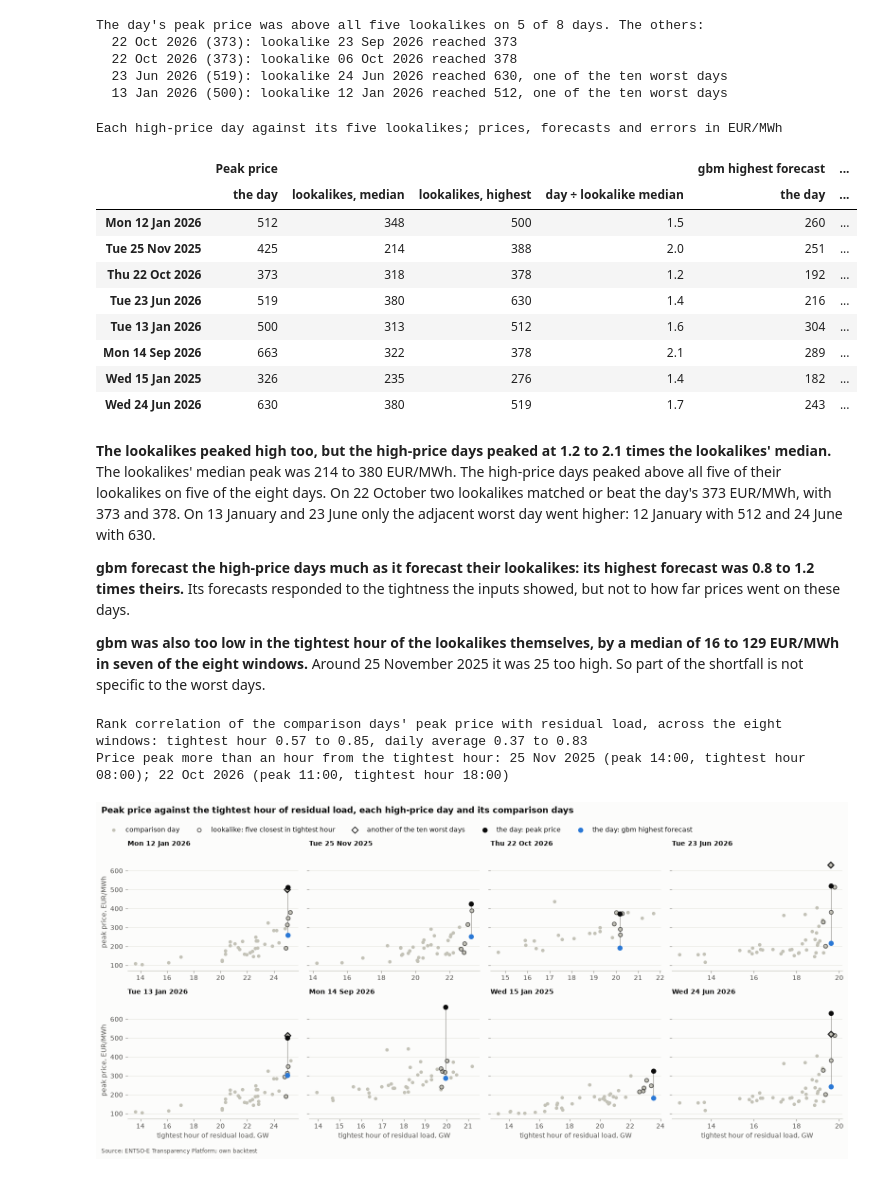
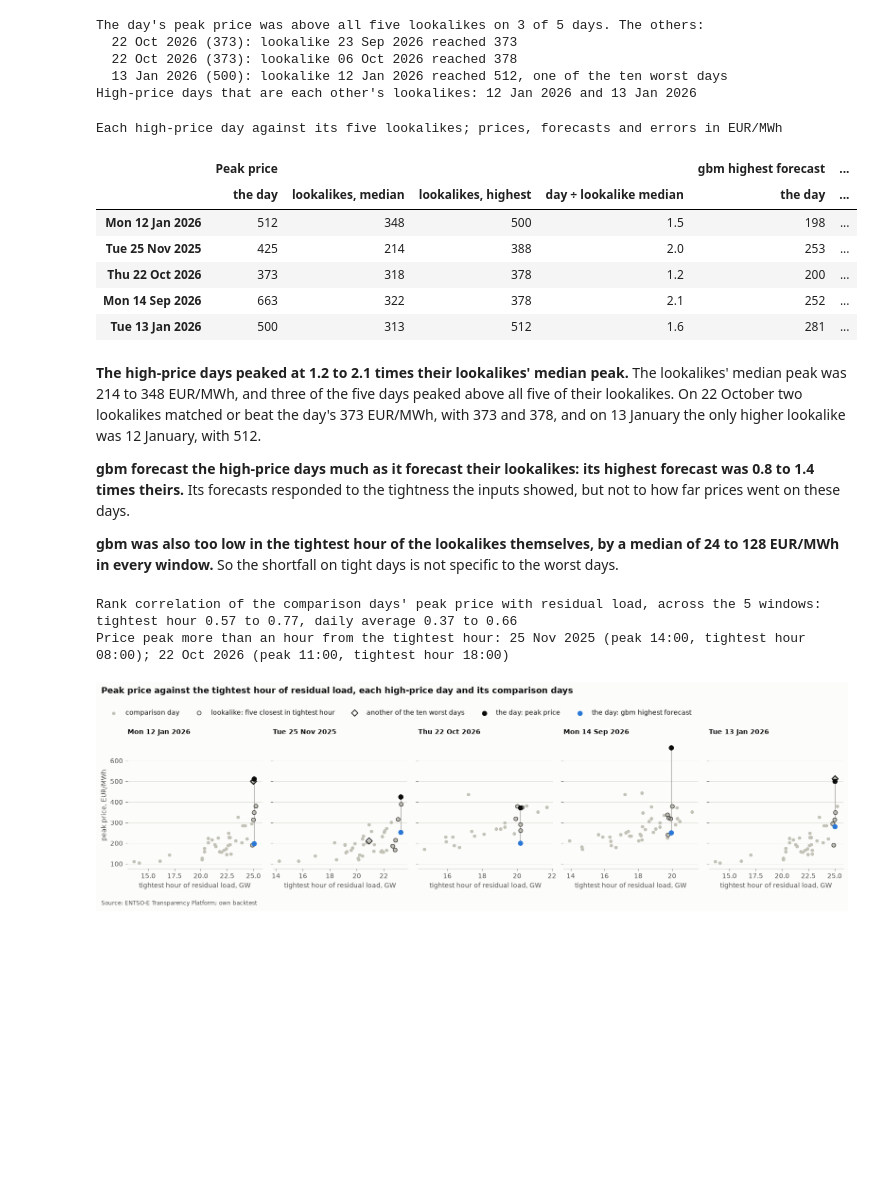
Before and after one commit to Tomek72/pl-dayahead, a Jupyter notebook: notebooks/02_post_mortem.ipynb, the cells around one changed output. Drawn from its saved outputs; the diff is of its cells as text; code cells hidden in the pictures; blank space fills up the shorter version.

```diff
--- a/notebooks/02_post_mortem.ipynb
+++ b/notebooks/02_post_mortem.ipynb
@@ -57,7 +70,7 @@ predictions = con.sql('SELECT model, ts_utc, prediction, actual FROM predictions
 staged = con.sql('SELECT ts_utc, load_fcst, wind_fcst, solar_fcst, residual_load_fcst FROM hourly').df()
 con.close()
 
-MODELS = ['gbm', 'linear', 'naive_weekly']
+MODELS = ['gbm', 'linear', 'naive_weekly', 'gbm_papers']  # gbm_papers: the papers' setup, for comparison only
 
 # One row per hour, one forecast column per model, plus the actual price.
 wide = predictions.pivot_table(index='ts_utc', columns='model', values='prediction', aggfunc='first')[MODELS]
@@ -76,6 +89,6 @@ for m in MODELS:
 
 print(f"{len(wide):,} hours on {wide['day'].nunique():,} delivery days, "
       f"{wide['day'].min():%Y-%m-%d} to {wide['day'].max():%Y-%m-%d}")
-print('MAE, EUR/MWh (must match evaluate.py):', {m: round(wide[f'abs_{m}'].mean(), 2) for m in MODELS})
+print('MAE, EUR/MWh (must match evaluate.py): ' + ', '.join(f"{m} {wide[f'abs_{m}'].mean():.2f}" for m in MODELS))
 # %% [output]
 24,671 hours on 1,028 delivery days, 2024-01-01 to 2026-10-24
@@ -89,7 +102,7 @@ An MAE of about 17 EUR/MWh doesn’t tell us how the error is distributed across
 # day's average inputs. The worst days are picked from this table.
 daily = wide.groupby('day').agg(
     mae_gbm=('abs_gbm', 'mean'), mae_linear=('abs_linear', 'mean'), mae_naive=('abs_naive_weekly', 'mean'),
-    bias_gbm=('err_gbm', 'mean'),
+    mae_papers=('abs_gbm_papers', 'mean'), bias_gbm=('err_gbm', 'mean'),
     actual_mean=('actual', 'mean'), actual_min=('actual', 'min'), actual_max=('actual', 'max'),
     gbm_min=('gbm', 'min'), gbm_max=('gbm', 'max'),
     wind_gw=('wind_fcst', 'mean'), solar_gw=('solar_fcst', 'mean'), load_gw=('load_fcst', 'mean'),
@@ -115,6 +128,9 @@ spread = pd.DataFrame(
      'Linear model': daily['mae_linear'].quantile(levels).to_numpy()},
     index=['Typical day (median)', '1 day in 10 is worse than', '1 day in 100 is worse than', 'Worst day'],
 )
-print(f"The worst 1% of days, studied from question 3 on: {N_WORST} days, with gbm's MAE from {worst['mae_gbm'].min():.1f} EUR/MWh up")
+median_day = daily['mae_gbm'].median()
+print(f"The worst 1% of days, studied from question 3 on: {N_WORST} days, with gbm's MAE from "
+      f"{worst['mae_gbm'].min():.1f} to {worst['mae_gbm'].max():.1f} EUR/MWh, {worst['mae_gbm'].min() / median_day:.1f} "
+      f"to {worst['mae_gbm'].max() / median_day:.1f} times the median day's {median_day:.1f}")
 spread.style.format('{:.1f}').set_caption(f'Daily forecast error (MAE, EUR/MWh) over {len(daily):,} delivery days')
 # %% [output]
@@ -491,7 +497,0 @@ plt.show()
-# %%
-# Did the load forecast single the day out? Rank the day's peak-hour load forecast against every other day.
-peak_load = wide.groupby('day')['load_fcst'].max() / GW
-day = pd.Timestamp('2026-01-12')
-print(f"peak load forecast on 12 January 2026: {peak_load[day]:.1f} GW, "
-      f"rank {int(peak_load.rank(ascending=False)[day])} of {len(peak_load)} days")
-peak_load.nlargest(5).round(1)
@@ -581,6 +604,7 @@ per_day['gbm_peak'] = daily['gbm_max']
 per_day['res_mean'] = wide.groupby('day')['residual_load_fcst'].mean() / GW
 per_day['gbm_err_tightest'] = tightest['err_gbm']
 per_day['linear_err_tightest'] = tightest['err_linear']
+per_day['papers_err_tightest'] = tightest['err_gbm_papers']
 
 
 def lookalikes(day, k=5):
@@ -588,7 +612,7 @@ def lookalikes(day, k=5):
     return near.loc[(near['res_max'] - per_day.loc[day, 'res_max']).abs().nsmallest(k).index]
 
 
-HIGH = [day for day in worst.index if KIND[f'{day:%Y-%m-%d}'] != 'collapse']  # the eight high-price days
+HIGH = list(worst.index[worst['kind'] == 'too low'])  # the high-price days: gbm too low
 rows = []
 for day in HIGH:
     alike, own = lookalikes(day), per_day.loc[day]
@@ -613,32 +637,33 @@ for day in HIGH:
     for other, peak in higher['peak'].items():
         print(f"  {day:%d %b %Y} ({per_day.loc[day, 'peak']:.0f}): lookalike {other:%d %b %Y} reached {peak:.0f}"
               + (', one of the ten worst days' if other in worst.index else ''))
+pairs = sorted({tuple(sorted((a, b))) for a in HIGH for b in lookalikes(a).index
+                if b in HIGH and a in lookalikes(b).index})
+print('High-price days that are each other\'s lookalikes: '
+      + ('; '.join(f'{a:%d %b %Y} and {b:%d %b %Y}' for a, b in pairs) or 'none'))
 ratios = [c for c in lookalike_table.columns if c[1] == 'day ÷ lookalike median']
 (lookalike_table.style.format('{:.0f}').format('{:.1f}', subset=ratios)
  .set_caption('Each high-price day against its five lookalikes; prices, forecasts and errors in EUR/MWh'))
 # %% [output]
-The day's peak price was above all five lookalikes on 5 of 8 days. The others:
+The day's peak price was above all five lookalikes on 3 of 5 days. The others:
   22 Oct 2026 (373): lookalike 23 Sep 2026 reached 373
   22 Oct 2026 (373): lookalike 06 Oct 2026 reached 378
-  23 Jun 2026 (519): lookalike 24 Jun 2026 reached 630, one of the ten worst days
   13 Jan 2026 (500): lookalike 12 Jan 2026 reached 512, one of the ten worst days
+High-price days that are each other's lookalikes: 12 Jan 2026 and 13 Jan 2026
 Each high-price day against its five lookalikes; prices, forecasts and errors in EUR/MWh
 |  | Peak price |  |  |  | gbm highest forecast | ... |
 |  | the day | lookalikes, median | lookalikes, highest | day ÷ lookalike median | the day | ... |
-| Mon 12 Jan 2026 | 512 | 348 | 500 | 1.5 | 260 | ... |
-| Tue 25 Nov 2025 | 425 | 214 | 388 | 2.0 | 251 | ... |
-| Thu 22 Oct 2026 | 373 | 318 | 378 | 1.2 | 192 | ... |
-| Tue 23 Jun 2026 | 519 | 380 | 630 | 1.4 | 216 | ... |
-| Tue 13 Jan 2026 | 500 | 313 | 512 | 1.6 | 304 | ... |
-| Mon 14 Sep 2026 | 663 | 322 | 378 | 2.1 | 289 | ... |
-| Wed 15 Jan 2025 | 326 | 235 | 276 | 1.4 | 182 | ... |
-| Wed 24 Jun 2026 | 630 | 380 | 519 | 1.7 | 243 | ... |
+| Mon 12 Jan 2026 | 512 | 348 | 500 | 1.5 | 198 | ... |
+| Tue 25 Nov 2025 | 425 | 214 | 388 | 2.0 | 253 | ... |
+| Thu 22 Oct 2026 | 373 | 318 | 378 | 1.2 | 200 | ... |
+| Mon 14 Sep 2026 | 663 | 322 | 378 | 2.1 | 252 | ... |
+| Tue 13 Jan 2026 | 500 | 313 | 512 | 1.6 | 281 | ... |
 # %% [markdown]
-**The lookalikes peaked high too, but the high-price days peaked at 1.2 to 2.1 times the lookalikes' median.** The lookalikes' median peak was 214 to 380 EUR/MWh. The high-price days peaked above all five of their lookalikes on five of the eight days. On 22 October two lookalikes matched or beat the day's 373 EUR/MWh, with 373 and 378. On 13 January and 23 June only the adjacent worst day went higher: 12 January with 512 and 24 June with 630.
+**The high-price days peaked at 1.2 to 2.1 times their lookalikes' median peak.** The lookalikes' median peak was 214 to 348 EUR/MWh, and three of the five days peaked above all five of their lookalikes. On 22 October two lookalikes matched or beat the day's 373 EUR/MWh, with 373 and 378, and on 13 January the only higher lookalike was 12 January, with 512.
 
-**gbm forecast the high-price days much as it forecast their lookalikes: its highest forecast was 0.8 to 1.2 times theirs.** Its forecasts responded to the tightness the inputs showed, but not to how far prices went on these days.
+**gbm forecast the high-price days much as it forecast their lookalikes: its highest forecast was 0.8 to 1.4 times theirs.** Its forecasts responded to the tightness the inputs showed, but not to how far prices went on these days.
 
-**gbm was also too low in the tightest hour of the lookalikes themselves, by a median of 16 to 129 EUR/MWh in seven of the eight windows.** Around 25 November 2025 it was 25 too high. So part of the shortfall is not specific to the worst days.
+**gbm was also too low in the tightest hour of the lookalikes themselves, by a median of 24 to 128 EUR/MWh in every window.** So the shortfall on tight days is not specific to the worst days.
 # %%
 # Chart 6: each high-price day and its comparison days, peak price against the tightest hour of residual load.
 rho = []
@@ -647,44 +672,43 @@ for day in HIGH:
     rho.append({'tightest hour': near['res_max'].corr(near['peak'], method='spearman'),
                 'daily average': near['res_mean'].corr(near['peak'], method='spearman')})
 rho = pd.DataFrame(rho)
-print(f"Rank correlation of the comparison days' peak price with residual load, across the eight windows: "
+print(f"Rank correlation of the comparison days' peak price with residual load, across the {len(HIGH)} windows: "
       f"tightest hour {rho['tightest hour'].min():.2f} to {rho['tightest hour'].max():.2f}, "
       f"daily average {rho['daily average'].min():.2f} to {rho['daily average'].max():.2f}")
 peak_hour = wide.loc[wide.groupby('day')['actual'].idxmax()].set_index('day')['hour']
 apart = [day for day in HIGH if abs(peak_hour[day] - tightest.loc[day, 'hour']) > 1]
 print('Price peak more than an hour from the tightest hour: ' + '; '.join(
     f"{day:%d %b %Y} (peak {peak_hour[day]:02d}:00, tightest hour {tightest.loc[day, 'hour']:02d}:00)" for day in apart))
 
-fig, axes = plt.subplots(2, 4, figsize=(16, 7.6), sharey=True)
-for ax, day in zip(axes.flat, HIGH):
+fig, axes = plt.subplots(1, len(HIGH), figsize=(16, 4.8), sharey=True)
+for ax, day in zip(axes, HIGH):
     near, alike = comparison_days(day), lookalikes(day)
     paired = near[near.index.isin(worst.index)]  # another of the ten worst days in the same window
     ax.scatter(near['res_max'], near['peak'], s=18, color=BASELINE, label='comparison day', zorder=2)
     ax.scatter(alike['res_max'], alike['peak'], s=34, facecolor='none', edgecolor=INK_2, lw=1.2,
                label='lookalike: five closest in tightest hour', zorder=3)
     ax.scatter(paired['res_max'], paired['peak'], s=46, marker='D', facecolor='none', edgecolor=INK, lw=1.2,
                label='another of the ten worst days', zorder=3)
     x = per_day.loc[day, 'res_max']
     ax.plot([x, x], [per_day.loc[day, 'gbm_peak'], per_day.loc[day, 'peak']], color=MUTED, lw=0.8, zorder=1)
     ax.scatter([x], [per_day.loc[day, 'peak']], s=46, color=SERIES['actual'], label='the day: peak price', zorder=4)
     ax.scatter([x], [per_day.loc[day, 'gbm_peak']], s=46, color=SERIES['gbm'], label='the day: gbm highest forecast',
                zorder=4)
     ax.set_title(f'{day:%a %d %b %Y}', fontsize=10)
-for ax in axes[:, 0]:
-    ax.set_ylabel('peak price, EUR/MWh')
-for ax in axes[1]:
+axes[0].set_ylabel('peak price, EUR/MWh')
+for ax in axes:
     ax.set_xlabel('tightest hour of residual load, GW')
 
-handles, labels = axes.flat[0].get_legend_handles_labels()
-fig.legend(handles, labels, loc='upper left', ncol=5, bbox_to_anchor=(0.01, 0.935))
+handles, labels = axes[0].get_legend_handles_labels()
+fig.legend(handles, labels, loc='upper left', ncol=5, bbox_to_anchor=(0.01, 0.9))
 fig.text(0.01, 0.975, 'Peak price against the tightest hour of residual load, each high-price day and its comparison days',
          fontsize=13, fontweight='bold', va='top')
-fig.text(0.01, 0.012, 'Source: ENTSO-E Transparency Platform; own backtest', fontsize=8.5, color=INK_2)
-fig.tight_layout(rect=(0, 0.03, 1, 0.9))
+fig.text(0.01, 0.012, SOURCE, fontsize=8.5, color=INK_2)
+fig.tight_layout(rect=(0, 0.05, 1, 0.82))
 fig.savefig(FIG_DIR / 'lookalike_days.png', dpi=150)
 plt.show()
 # %% [output]
-Rank correlation of the comparison days' peak price with residual load, across the eight windows: tightest hour 0.57 to 0.85, daily average 0.37 to 0.83
+Rank correlation of the comparison days' peak price with residual load, across the 5 windows: tightest hour 0.57 to 0.77, daily average 0.37 to 0.66
 Price peak more than an hour from the tightest hour: 25 Nov 2025 (peak 14:00, tightest hour 08:00); 22 Oct 2026 (peak 11:00, tightest hour 18:00)
-[figure, old version]
+[figure, new version]
 # %% [markdown]
```
Also changed, not shown: parts of 43 cells of this notebook, 21 other files.
